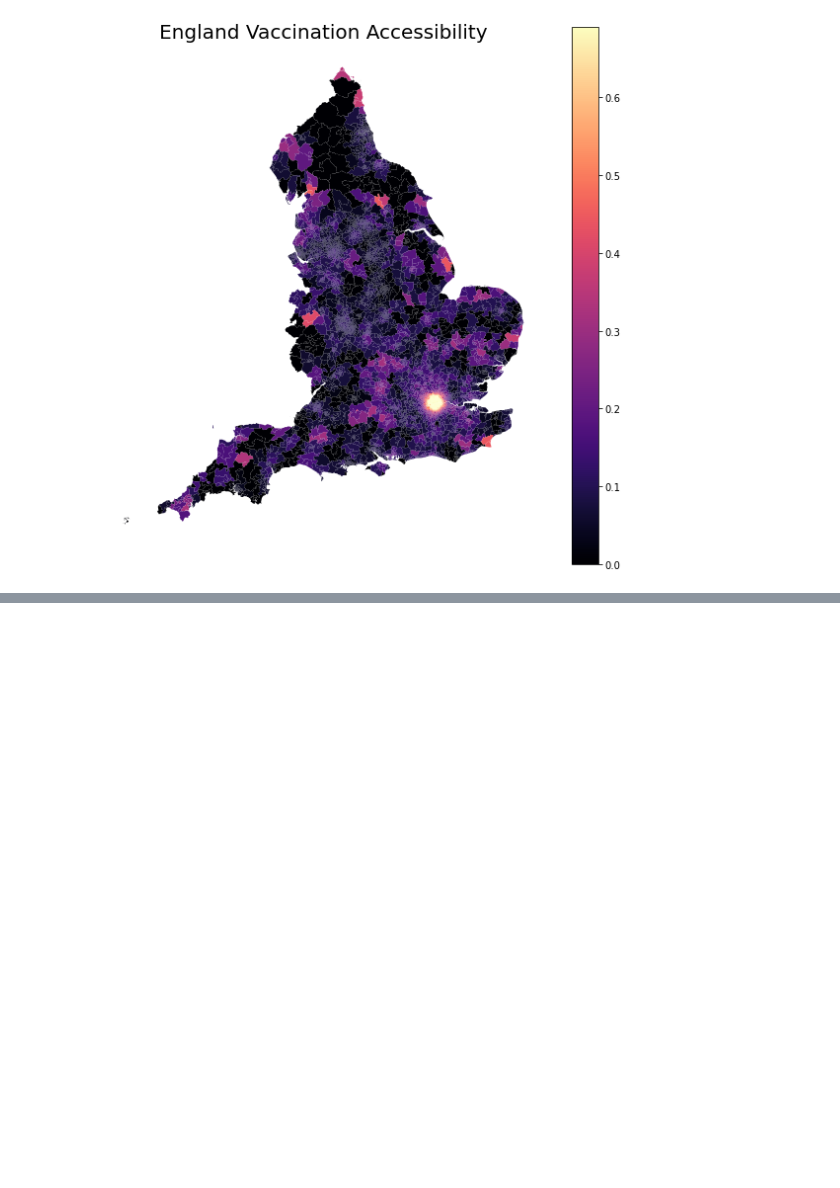
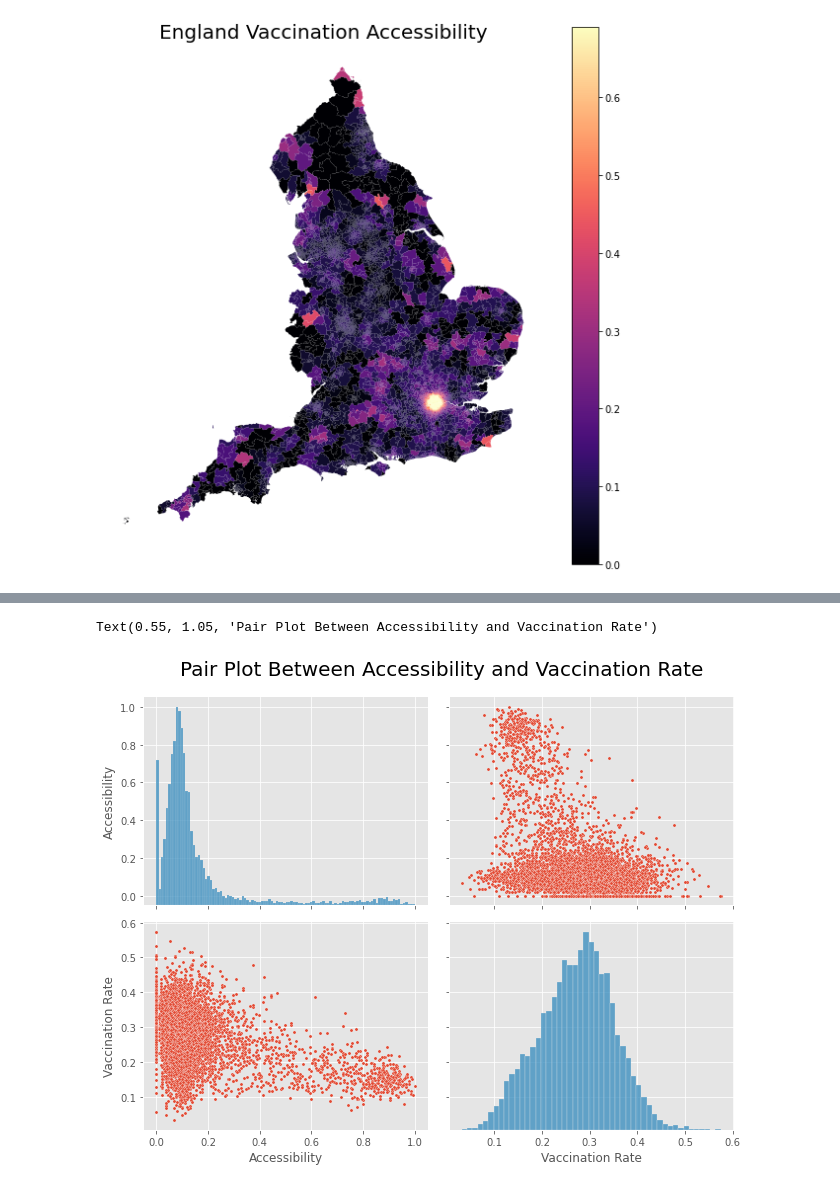
Before and after one commit to LingruFeng/dissertation, a Jupyter notebook: data_github/MSOA_test.ipynb, the cells around one changed output, grey strips where cells are left out. Cells and saved outputs as stored; diff of their text form; code cells hidden in the pictures; blank space fills up the shorter version.

```diff
--- a/data_github/MSOA_test.ipynb
+++ b/data_github/MSOA_test.ipynb
@@ -298,0 +333,8 @@ plot_access('2sfca_supply_value_normalized')
+# %%
+g = sns.pairplot(plot,plot_kws={"s": 10})
+g.fig.set_size_inches(10,7)
+g.fig.suptitle("Pair Plot Between Accessibility and Vaccination Rate", y=1.05,x=0.55,fontsize=20)
+#g.plot_kws={"s": 1}
+# %% [output]
+Text(0.55, 1.05, 'Pair Plot Between Accessibility and Vaccination Rate')
+[figure, added]
```
Also changed, not shown: parts of 10 cells of this notebook.
